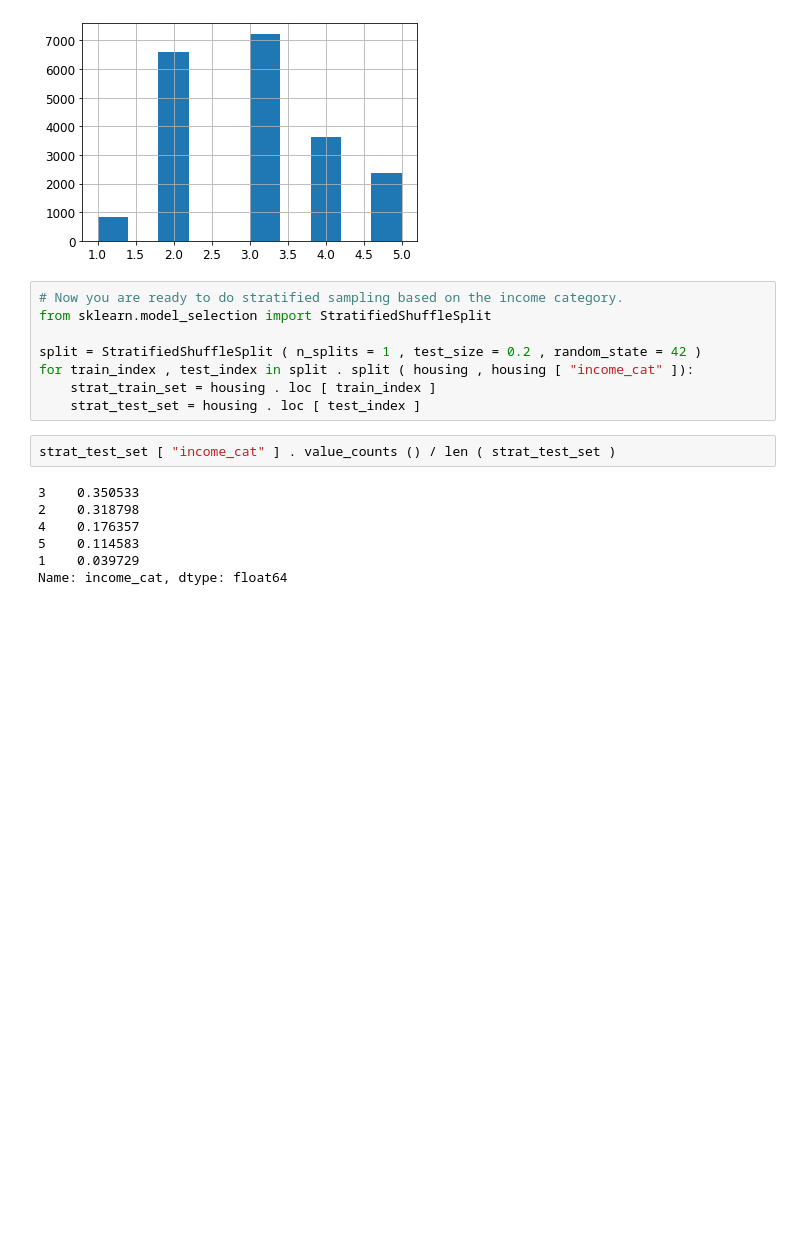
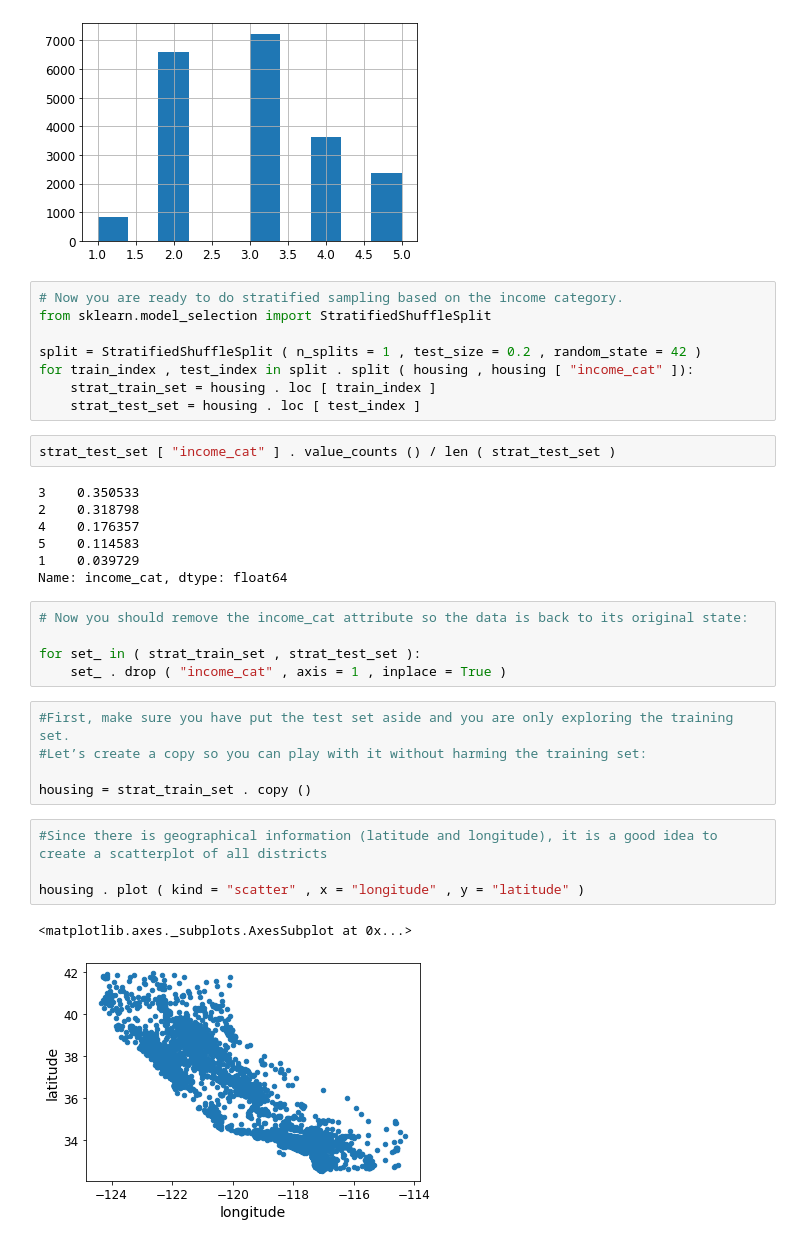
Before and after one commit to ilyakatz/ml, a Jupyter notebook: Housing.ipynb, the cells around one changed output. Cells and saved outputs as stored; diff of their text form; blank space fills up the shorter version.

Commit message:
Explore the data

```diff
--- a/Housing.ipynb
+++ b/Housing.ipynb
@@ -202,3 +202,20 @@ strat_test_set [ "income_cat" ] . value_counts () / len ( strat_test_set )
 5    0.114583
 1    0.039729
 Name: income_cat, dtype: float64
+# %%
+# Now you should remove the income_cat attribute so the data is back to its original state:
+
+for set_ in ( strat_train_set , strat_test_set ):
+    set_ . drop ( "income_cat" , axis = 1 , inplace = True )
+# %%
+#First, make sure you have put the test set aside and you are only exploring the training set.
+#Let’s create a copy so you can play with it without harming the training set:
+
+housing = strat_train_set . copy ()
+# %%
+#Since there is geographical information (latitude and longitude), it is a good idea to create a scatterplot of all districts
+
+housing . plot ( kind = "scatter" , x = "longitude" , y = "latitude" )
+# %% [output]
+<matplotlib.axes._subplots.AxesSubplot at 0x...>
+[figure, added]
```
Also changed, not shown: parts of 13 cells of this notebook.
